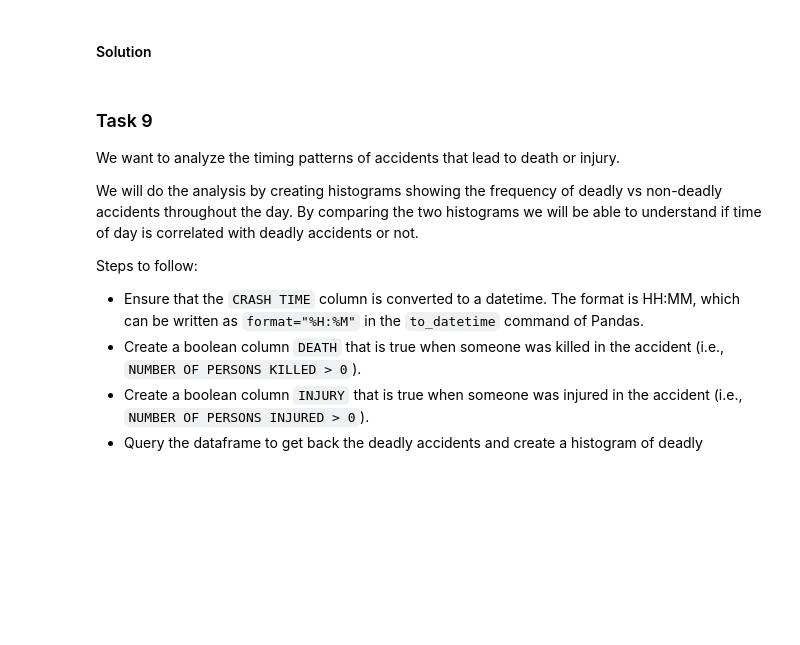
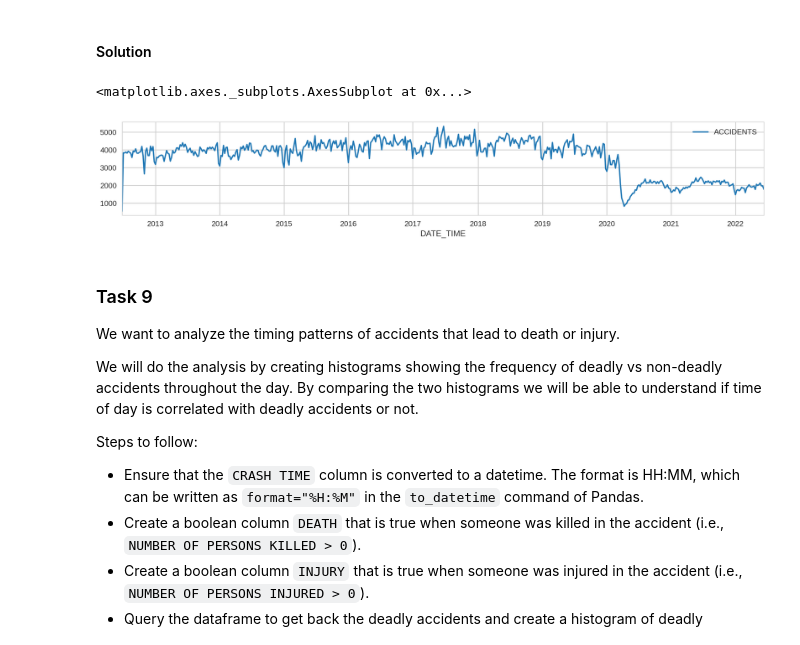
Before and after one commit to ipeirotis/dealing_with_data, a Jupyter notebook: 03-Pandas/A2-Introduction_to_Pandas-NYPD_Vehicle_Collisions.ipynb, the cells around one changed output. Drawn from its saved outputs; the diff is of its cells as text; code cells hidden in the pictures; blank space fills up the shorter version.

```diff
--- a/03-Pandas/A2-Introduction_to_Pandas-NYPD_Vehicle_Collisions.ipynb
+++ b/03-Pandas/A2-Introduction_to_Pandas-NYPD_Vehicle_Collisions.ipynb
@@ -140,8 +319,16 @@ df["CRASH DATE"] = pd.to_datetime(df["CRASH DATE"], format="%m/%d/%Y", errors="c
 # %%
 (
-    df["CRASH DATE"].value_counts() # count the number of accidents per day
-    .sort_index() # sort the dates
-    .resample('1W') # take periods of 1 month
-    .sum() # sum the number of accidents per month
-    .plot(figsize=(20,3)) # plot the result
+  pd.pivot_table(
+      data = c,
+      index = 'DATE_TIME',
+      values = 'UNIQUE_KEY',
+      aggfunc = 'count'
+  )
+  .resample('1W') # take periods of 1 week
+  .sum() # sum the number of accidents per period
+  .rename({"UNIQUE_KEY":"ACCIDENTS"}, axis="columns") # change the name of the variable
+  .plot(figsize=(20,3)) # plot the result
 )
+# %% [output]
+<matplotlib.axes._subplots.AxesSubplot at 0x...>
+[figure, added]
```
Also changed, not shown: parts of 27 cells of this notebook.
